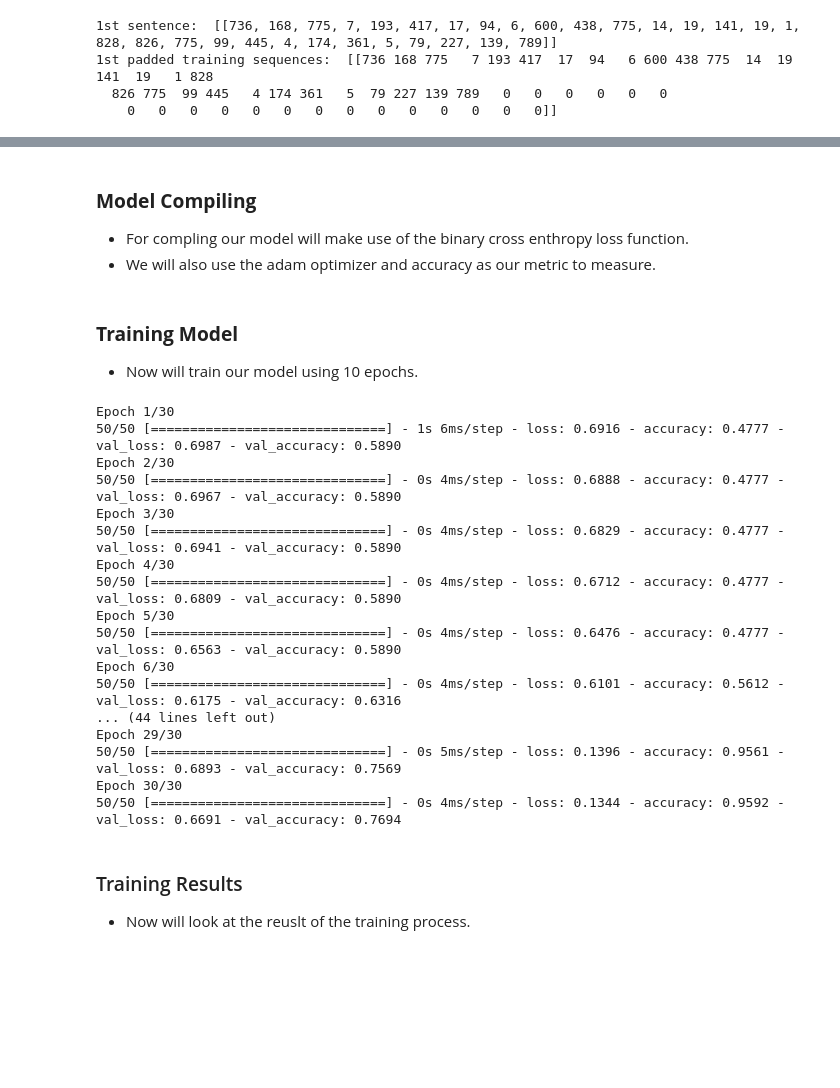
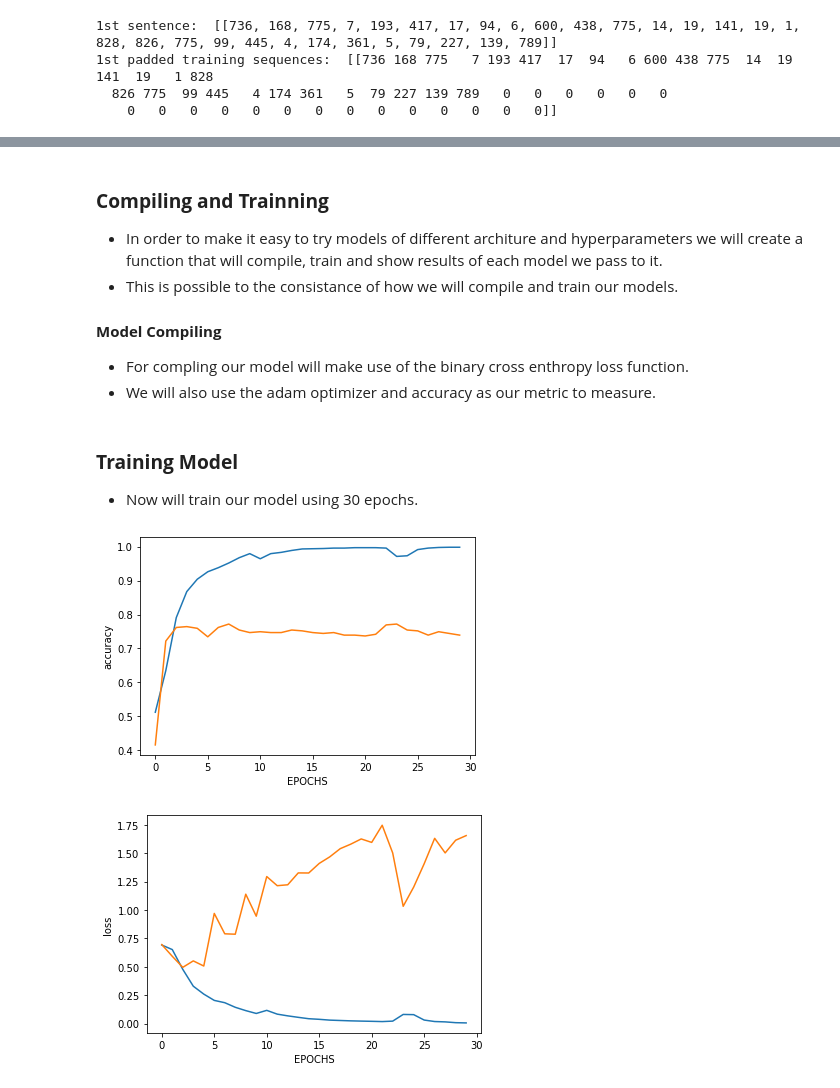
Before and after one commit to matambotinashe/amzn-yelp-sentiment-analysis, a Jupyter notebook: 1-Sentiment-Analysis.ipynb, the cells around one changed output, grey strips where cells are left out. Saved outputs shown, nothing was run; the diff lists cells and outputs as text; code cells hidden in the pictures; blank space fills up the shorter version.

Commit message:
LSTM models trained
Completed trainning two model with bidirectional lstm layers for sentiment scoring

```diff
--- a/1-Sentiment-Analysis.ipynb
+++ b/1-Sentiment-Analysis.ipynb
@@ -168,9 +172,9 @@ __Comments__
 # %%
 model = Sequential([
                     keras.layers.Embedding(vocab_size, embedding_dim, input_length = max_length),
-                    keras.layers.GlobalAveragePooling1D(),#keras.layers.Flatten(),
+                    keras.layers.Bidirectional(tf.keras.layers.LSTM(embedding_dim)),
                     keras.layers.Dense(16, activation = 'relu'),
-                    keras.layers.Dense(1) #, activation = 'sigmoid'
+                    keras.layers.Dense(1, activation = 'sigmoid')
 ])
 model.summary()
 # %% [output]
@@ -193,6 +197,11 @@ Trainable params: 16,289
 Non-trainable params: 0
 _________________________________________________________________
 # %% [markdown]
-### **Model Compiling**
+### **Compiling and Trainning**
+
+- In order to make it easy to try models of different architure and hyperparameters we will create a function that will compile, train and show results of each model we pass to it.
+- This is possible to the consistance of how we will compile and train our models.
+
+#### **Model Compiling**
 - For compling our model will make use of the binary cross enthropy loss function.
 - We will also use the adam optimizer and accuracy as our metric to measure.
@@ -199,31 +215,18 @@ _________________________________________________________________
 # %%
-model.compile(loss = keras.losses.BinaryCrossentropy(from_logits = True),
-              optimizer = 'adam', metrics = ['accuracy']) #'binary_crossentropy'
+def fit_model_and_show_results(model, EPOCHS):
+  model.compile(loss = keras.losses.BinaryCrossentropy(), # from_logits = True
+              optimizer = 'adam', metrics = ['accuracy'])
+  history = model.fit(padded_training_sequences, training_labels_np, epochs = EPOCHS,
+          validation_data = (padded_testing_sequences, testing_labels_np), verbose = 0)
+  plot_results(history, 'accuracy')
+  plot_results(history, 'loss')
 # %% [markdown]
 ### **Training Model**
-- Now will train our model using 10 epochs.
+
+- Now will train our model using 30 epochs.
 # %%
 EPOCHS = 30
-history = model.fit(padded_training_sequences, training_labels_np, epochs = EPOCHS,
-          validation_data = (padded_testing_sequences, testing_labels_np))
+fit_model_and_show_results(model, EPOCHS)
 # %% [output]
-Epoch 1/30
-50/50 [==============================] - 1s 6ms/step - loss: 0.6916 - accuracy: 0.4777 - val_loss: 0.6987 - val_accuracy: 0.5890
-Epoch 2/30
-50/50 [==============================] - 0s 4ms/step - loss: 0.6888 - accuracy: 0.4777 - val_loss: 0.6967 - val_accuracy: 0.5890
-Epoch 3/30
-50/50 [==============================] - 0s 4ms/step - loss: 0.6829 - accuracy: 0.4777 - val_loss: 0.6941 - val_accuracy: 0.5890
-Epoch 4/30
-50/50 [==============================] - 0s 4ms/step - loss: 0.6712 - accuracy: 0.4777 - val_loss: 0.6809 - val_accuracy: 0.5890
-Epoch 5/30
-50/50 [==============================] - 0s 4ms/step - loss: 0.6476 - accuracy: 0.4777 - val_loss: 0.6563 - val_accuracy: 0.5890
-Epoch 6/30
-50/50 [==============================] - 0s 4ms/step - loss: 0.6101 - accuracy: 0.5612 - val_loss: 0.6175 - val_accuracy: 0.6316
-... (44 lines left out)
-Epoch 29/30
-50/50 [==============================] - 0s 5ms/step - loss: 0.1396 - accuracy: 0.9561 - val_loss: 0.6893 - val_accuracy: 0.7569
-Epoch 30/30
-50/50 [==============================] - 0s 4ms/step - loss: 0.1344 - accuracy: 0.9592 - val_loss: 0.6691 - val_accuracy: 0.7694
+[figure, added]
+[figure, added]
-# %% [markdown]
-### Training Results
-- Now will look at the reuslt of the training process.
```
Also changed, not shown: parts of 25 cells of this notebook, 5 other files.
